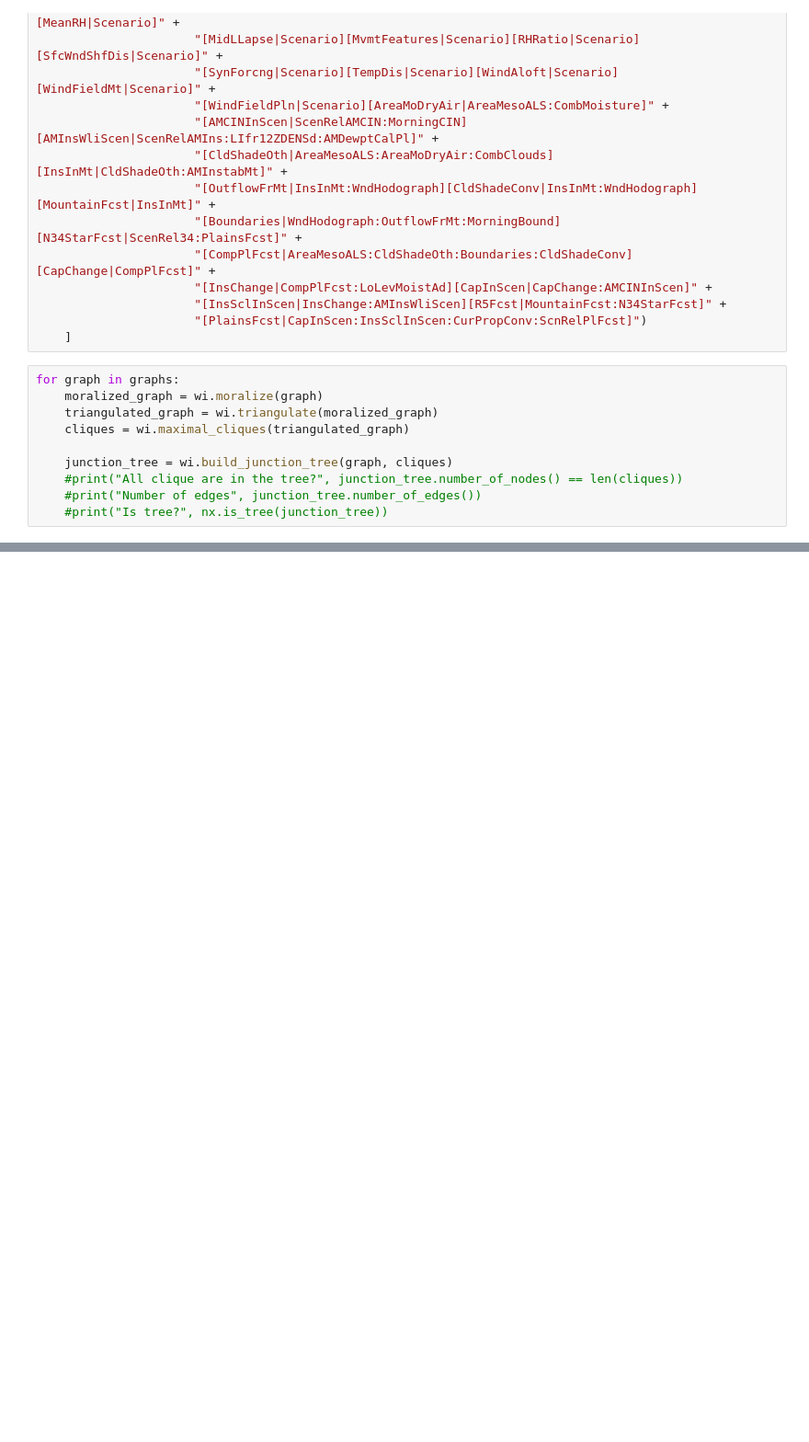
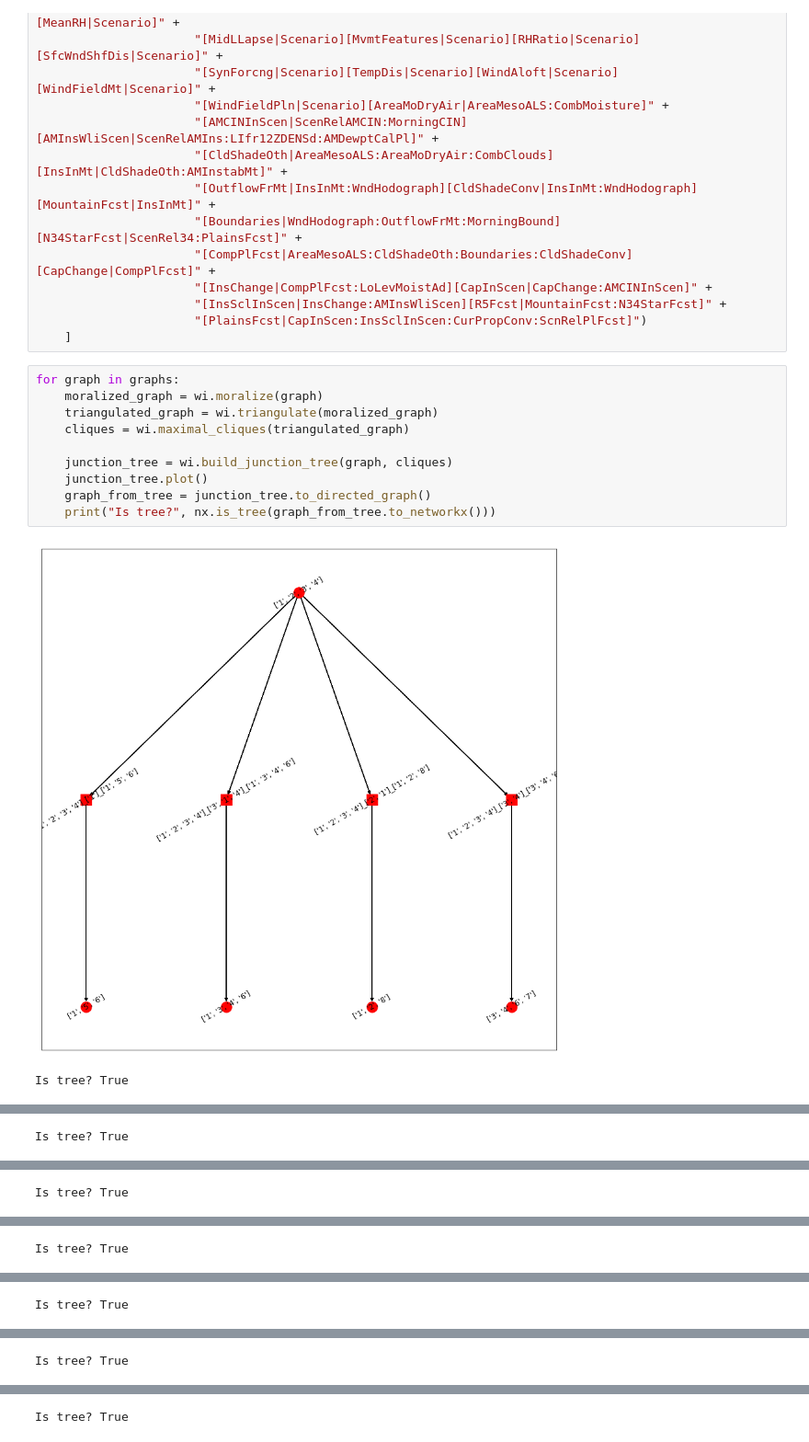
Before and after one commit to madlabunimib/MADBayes, a Jupyter notebook: notebooks/test_build_junction_tree.ipynb, the cells around one changed output, grey strips where cells are left out. Shown at 92% size. Cells and saved outputs as stored; diff of their text form; blank space fills up the shorter version.

```diff
--- a/notebooks/test_build_junction_tree.ipynb
+++ b/notebooks/test_build_junction_tree.ipynb
@@ -67,10 +93,13 @@ graphs = [
 # %%
 for graph in graphs:
     moralized_graph = wi.moralize(graph)
     triangulated_graph = wi.triangulate(moralized_graph)
     cliques = wi.maximal_cliques(triangulated_graph)
 
     junction_tree = wi.build_junction_tree(graph, cliques)
-    #print("All clique are in the tree?", junction_tree.number_of_nodes() == len(cliques))
-    #print("Number of edges", junction_tree.number_of_edges())
-    #print("Is tree?", nx.is_tree(junction_tree))
+    junction_tree.plot()
+    graph_from_tree = junction_tree.to_directed_graph()
+    print("Is tree?", nx.is_tree(graph_from_tree.to_networkx()))
+# %% [output]
+[figure, added]
+Is tree? True
@@ -76,0 +107 @@ for graph in graphs:
+Is tree? True
@@ -76,0 +109 @@ for graph in graphs:
+Is tree? True
@@ -76,0 +111 @@ for graph in graphs:
+Is tree? True
@@ -76,0 +113 @@ for graph in graphs:
+Is tree? True
@@ -76,0 +115 @@ for graph in graphs:
+Is tree? True
@@ -76,0 +117 @@ for graph in graphs:
+Is tree? True
```
Also changed, not shown: parts of 5 cells of this notebook.
